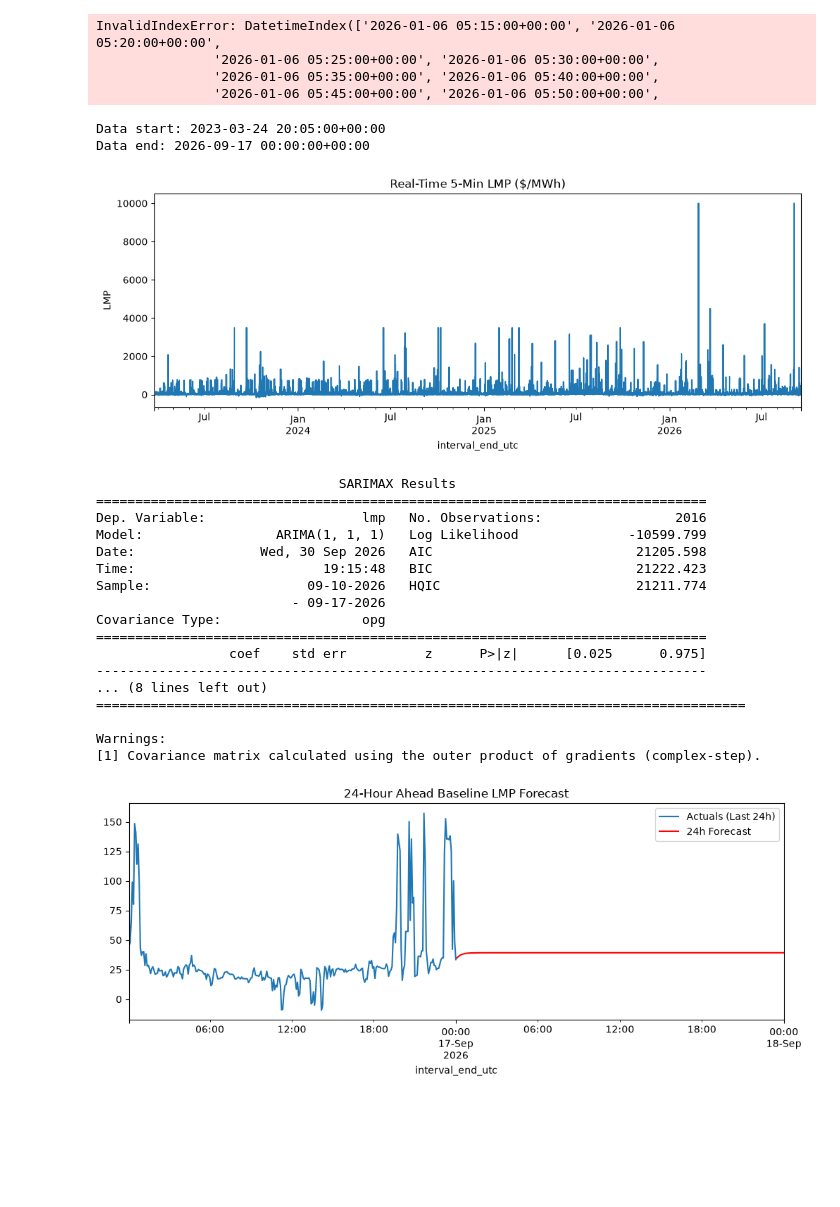
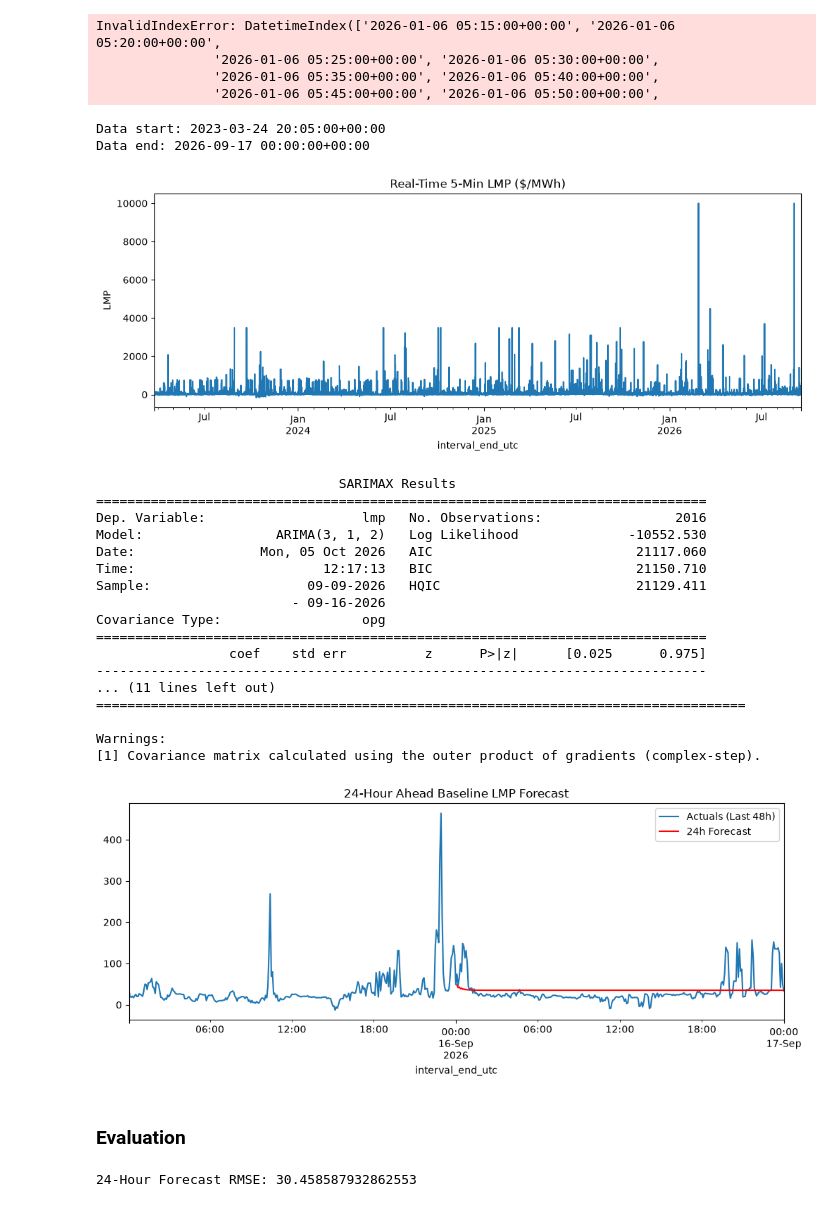
Before and after one commit to krklapat/data-science-capstone, a Jupyter notebook: RT_Predictions/arema.ipynb, the cells around one changed output. Drawn from its saved outputs; the diff is of its cells as text; code cells hidden in the pictures; blank space fills up the shorter version.

```diff
--- a/RT_Predictions/arema.ipynb
+++ b/RT_Predictions/arema.ipynb
@@ -177,44 +177,53 @@ lmp_series.plot(title="Real-Time 5-Min LMP ($/MWh)")
 plt.ylabel("LMP")
 plt.show()
 
-# 4. Fit a baseline ARIMA(1, 1, 1) model
+# 4. Fit a ARIMA(3, 1, 2) model - based off previous grid search results
 # For initial testing, run on a smaller subset (e.g., last 7 days = 2,016 intervals)
-train_subset = lmp_series.tail(288 * 7)
+train_subset = lmp_series.iloc[-(8*288):-288]  # Last 7 days for training, leaving last day for testing
+test_subset = lmp_series.iloc[-288:]  # Last day for testing
 
-model = ARIMA(train_subset, order=(1, 1, 1))
+model = ARIMA(train_subset, order=(3, 1, 2))
 model_fit = model.fit()
 
 # Print summary
 print(model_fit.summary())
 
 # 5. Baseline 24-hour forecast (288 five-minute intervals)
 forecast_24h = model_fit.forecast(steps=288)
 
 plt.figure(figsize=(12, 4))
-train_subset.tail(288).plot(label="Actuals (Last 24h)")
+lmp_series.tail(288*2).plot(label="Actuals (Last 48h)")
+#test_subset.plot(label="Actuals (Last 24h)")
 forecast_24h.plot(label="24h Forecast", color="red")
 plt.title("24-Hour Ahead Baseline LMP Forecast")
 plt.legend()
 plt.show()
 # %% [output]
 Data start: 2023-03-24 20:05:00+00:00
 Data end: 2026-09-17 00:00:00+00:00
 [figure]
                                SARIMAX Results
 ==============================================================================
 Dep. Variable:                    lmp   No. Observations:                 2016
-Model:                 ARIMA(1, 1, 1)   Log Likelihood              -10599.799
-Date:                Wed, 30 Sep 2026   AIC                          21205.598
-Time:                        19:15:48   BIC                          21222.423
-Sample:                    09-10-2026   HQIC                         21211.774
-                         - 09-17-2026
+Model:                 ARIMA(3, 1, 2)   Log Likelihood              -10552.530
+Date:                Mon, 05 Oct 2026   AIC                          21117.060
+Time:                        12:17:13   BIC                          21150.710
+Sample:                    09-09-2026   HQIC                         21129.411
+                         - 09-16-2026
 Covariance Type:                  opg
 ==============================================================================
                  coef    std err          z      P>|z|      [0.025      0.975]
 ------------------------------------------------------------------------------
-... (8 lines left out)
+... (11 lines left out)
 ===================================================================================
 
 Warnings:
 [1] Covariance matrix calculated using the outer product of gradients (complex-step).
-[figure, old version]
+[figure, new version]
+# %% [markdown]
+### Evaluation
+# %%
+rmse_24h = np.sqrt(np.mean((test_subset - forecast_24h)**2))
+print(f"24-Hour Forecast RMSE: {rmse_24h}")
+# %% [output]
+24-Hour Forecast RMSE: 30.458587932862553
```
Also changed, not shown: parts of 4 cells of this notebook.
